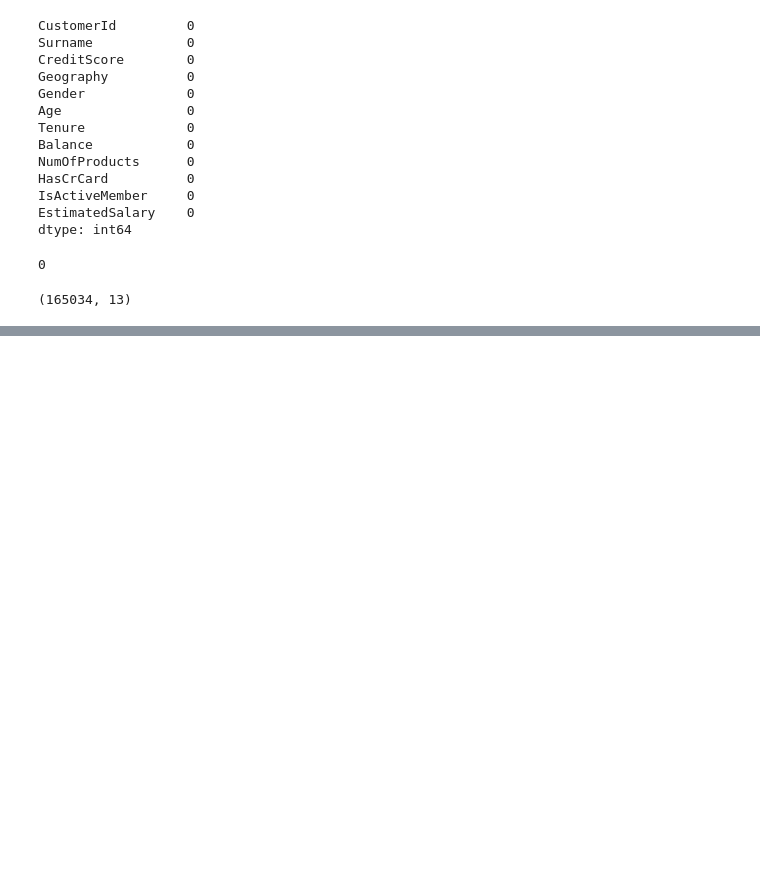
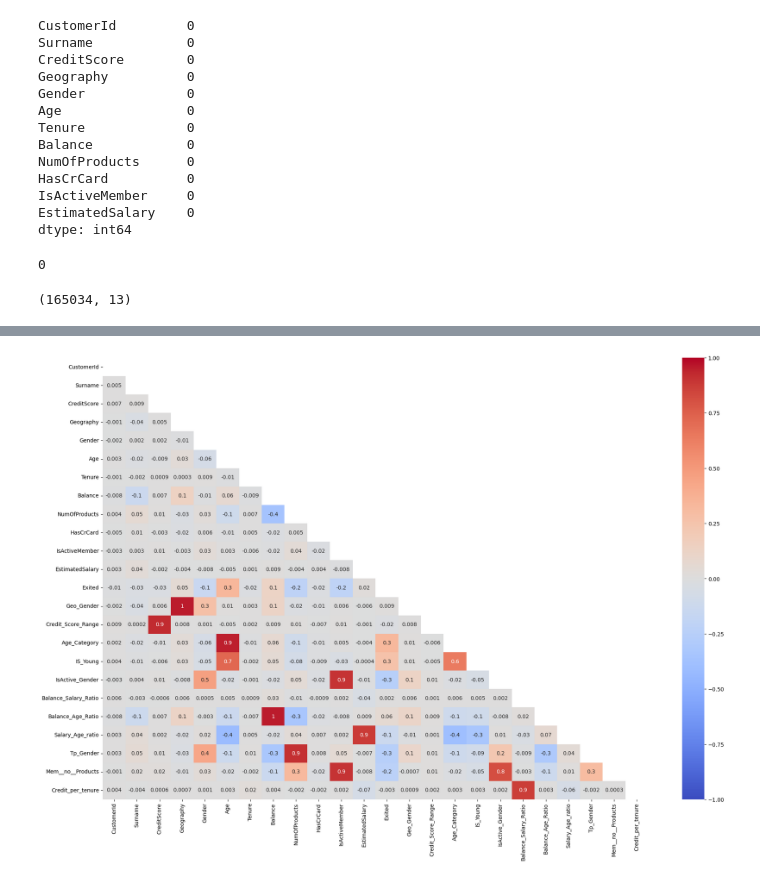
Before and after one commit to GLima727/KaggleLearning, a Jupyter notebook: bankdata/tutorial.ipynb, the cells around one changed output, grey strips where cells are left out. Drawn from its saved outputs; the diff is of its cells as text; code cells hidden in the pictures; blank space fills up the shorter version.

```diff
--- a/bankdata/tutorial.ipynb
+++ b/bankdata/tutorial.ipynb
@@ -139,0 +221,36 @@ plt.show()
+# %%
+data = geo_gender_tr(data)
+data = cred_score_tr(data)
+data = age_tr(data)
+data = is_young(data)
+data = gen_active_tr(data)
+data = acc_sal_tr(data)
+data = age_sal_tr(data)
+data = age_acc_tr(data)
+data = tp_gender_tr(data)
+data = meme(data)
+data = credit_tenure(data)
+data = salary_tenure(data)
+
+data['Geo_Gender'] = label_encoder.fit_transform(data['Geo_Gender'])
+data['Credit_Score_Range'] = label_encoder.fit_transform(data['Credit_Score_Range'])
+data['Age_Category'] = label_encoder.fit_transform(data['Age_Category'])
+data['IsActive_Gender'] = label_encoder.fit_transform(data['IsActive_Gender'])
+data['Tp_Gender'] = label_encoder.fit_transform(data['Tp_Gender'])
+# %%
+correlation_matrix = data.corr()
+correlation_matrix_rounded = correlation_matrix.map(lambda x: round(x, 2))
+
+# Create a mask for the upper triangle
+mask = np.triu(np.ones_like(correlation_matrix_rounded, dtype=bool))
+
+# Set up the matplotlib figure
+plt.figure(figsize=(23, 15))
+
+# Create a heatmap with the mask and a diverging colormap
+sns.heatmap(correlation_matrix, mask=mask, cmap="coolwarm", vmax=1, vmin=-1, annot=True, fmt='.1g')
+
+# Show the plot
+plt.show()
+# %% [output]
+[figure, added]
```
Also changed, not shown: parts of 14 cells of this notebook, 6 other files.
